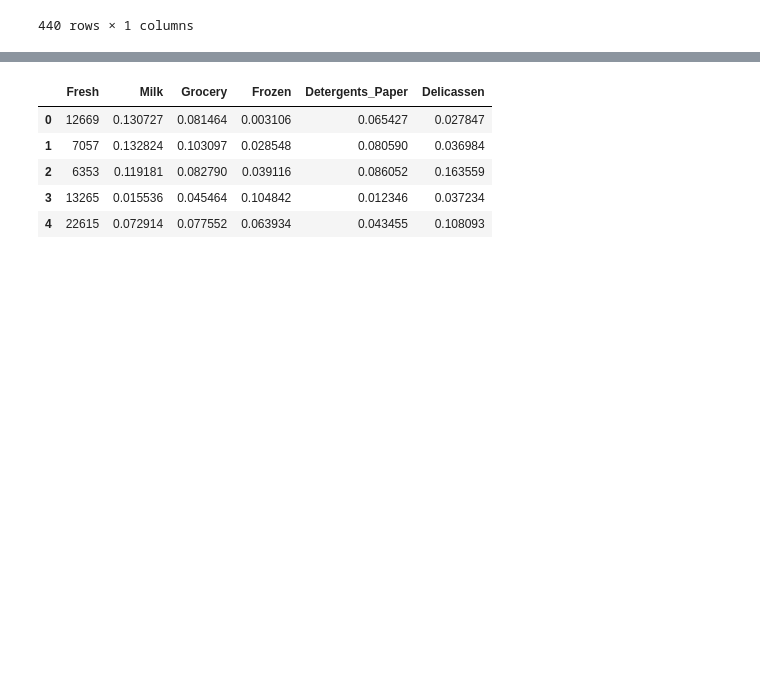
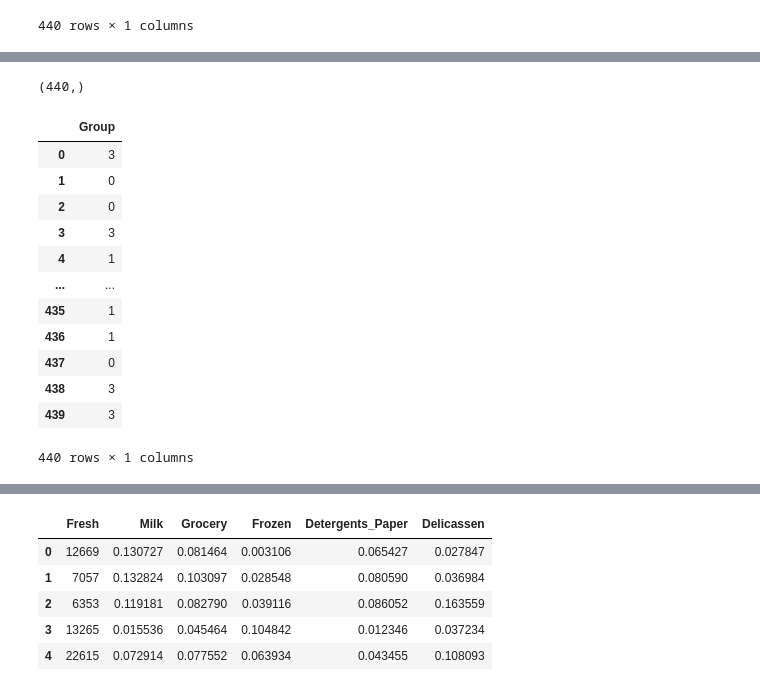
Before and after one commit to NikhithaPatibandla/ExcelR-Tutorials, a Jupyter notebook: 10Feb.ipynb, the cells around one changed output, grey strips where cells are left out. Saved outputs shown, nothing was run; the diff lists cells and outputs as text; code cells hidden in the pictures; blank space fills up the shorter version.

```diff
--- a/10Feb.ipynb
+++ b/10Feb.ipynb
@@ -280,0 +308,21 @@ wcss
+# %%
+y_kmeans.shape
+# %% [output]
+(440,)
+# %%
+group_num = pd.DataFrame(y_kmeans,columns=['Group'])
+group_num
+# %% [output]
+|  | Group |
+| 0 | 3 |
+| 1 | 0 |
+| 2 | 0 |
+| 3 | 3 |
+| 4 | 1 |
+| ... | ... |
+| 435 | 1 |
+| 436 | 1 |
+| 437 | 0 |
+| 438 | 3 |
+| 439 | 3 |
+440 rows × 1 columns
```
Also changed, not shown: parts of 9 cells of this notebook.
